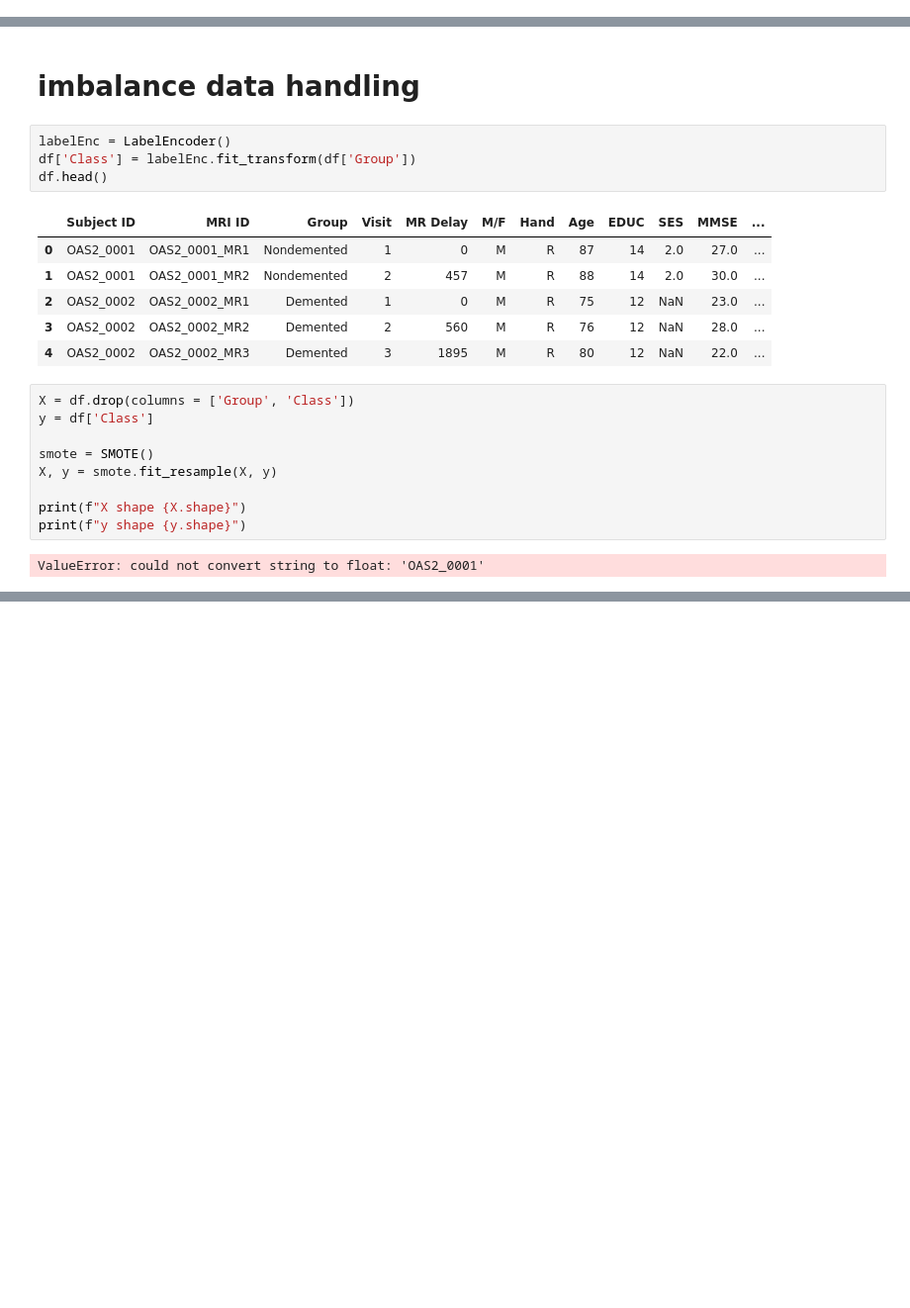
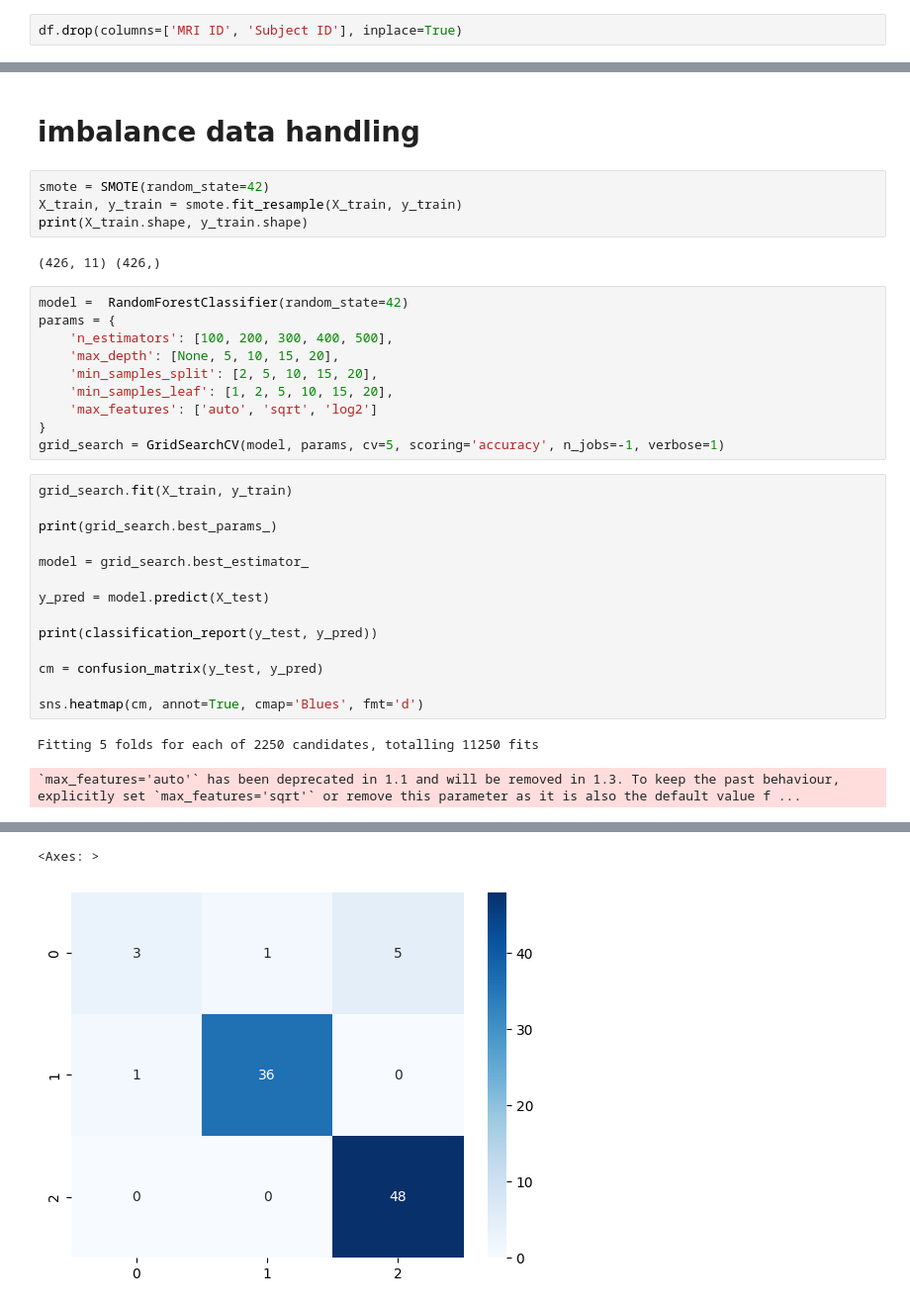
Before and after one commit to ShashankMishra02/dementia-prediction-project, a Jupyter notebook: training.ipynb, the cells around one changed output, grey strips where cells are left out. Shown: that part at 99% size. Cells and saved outputs as stored; diff of their text form; blank space fills up the shorter version.

```diff
--- a/training.ipynb
+++ b/training.ipynb
@@ -36,3 +41,5 @@ px.bar(df['SES'].value_counts(), x=df['SES'].value_counts().index, y='SES', titl
 px.bar(df['Group'].value_counts(), x=df['Group'].value_counts().index, y='Group', title='Group')
 # %%
 # do other visualization here
+# %%
+df.drop(columns=['MRI ID', 'Subject ID'], inplace=True)
@@ -39,24 +82,35 @@ px.bar(df['Group'].value_counts(), x=df['Group'].value_counts().index, y='Group'
 # %% [markdown]
 # imbalance data handling
-# %%
-labelEnc = LabelEncoder()
-df['Class'] = labelEnc.fit_transform(df['Group'])
-df.head()
-# %% [output]
-|  | Subject ID | MRI ID | Group | Visit | MR Delay | M/F | Hand | Age | EDUC | SES | MMSE | ... |
-| 0 | OAS2_0001 | OAS2_0001_MR1 | Nondemented | 1 | 0 | M | R | 87 | 14 | 2.0 | 27.0 | ... |
-| 1 | OAS2_0001 | OAS2_0001_MR2 | Nondemented | 2 | 457 | M | R | 88 | 14 | 2.0 | 30.0 | ... |
-| 2 | OAS2_0002 | OAS2_0002_MR1 | Demented | 1 | 0 | M | R | 75 | 12 | NaN | 23.0 | ... |
-| 3 | OAS2_0002 | OAS2_0002_MR2 | Demented | 2 | 560 | M | R | 76 | 12 | NaN | 28.0 | ... |
-| 4 | OAS2_0002 | OAS2_0002_MR3 | Demented | 3 | 1895 | M | R | 80 | 12 | NaN | 22.0 | ... |
-# %%
-X = df.drop(columns = ['Group', 'Class'])
-y = df['Class']
-
-smote = SMOTE()
-X, y = smote.fit_resample(X, y)
-
-print(f"X shape {X.shape}")
-print(f"y shape {y.shape}")
-# %% [output]
-ValueError: could not convert string to float: 'OAS2_0001'
+# %%
+smote = SMOTE(random_state=42)
+X_train, y_train = smote.fit_resample(X_train, y_train)
+print(X_train.shape, y_train.shape)
+# %% [output]
+(426, 11) (426,)
+# %%
+model =  RandomForestClassifier(random_state=42)
+params = {
+    'n_estimators': [100, 200, 300, 400, 500],
+    'max_depth': [None, 5, 10, 15, 20],
+    'min_samples_split': [2, 5, 10, 15, 20],
+    'min_samples_leaf': [1, 2, 5, 10, 15, 20],
+    'max_features': ['auto', 'sqrt', 'log2']
+}
+grid_search = GridSearchCV(model, params, cv=5, scoring='accuracy', n_jobs=-1, verbose=1)
+# %%
+grid_search.fit(X_train, y_train)
+
+print(grid_search.best_params_)
+
+model = grid_search.best_estimator_
+
+y_pred = model.predict(X_test)
+
+print(classification_report(y_test, y_pred))
+
+cm = confusion_matrix(y_test, y_pred)
+
+sns.heatmap(cm, annot=True, cmap='Blues', fmt='d')
+# %% [output]
+Fitting 5 folds for each of 2250 candidates, totalling 11250 fits
+`max_features='auto'` has been deprecated in 1.1 and will be removed in 1.3. To keep the past behaviour, explicitly set `max_features='sqrt'` or remove this parameter as it is also the default value f ...
@@ -62,0 +127,2 @@ ValueError: could not convert string to float: 'OAS2_0001'
+<Axes: >
+[figure, added]
```
Also changed, not shown: parts of 4 cells of this notebook, 5 other files.
